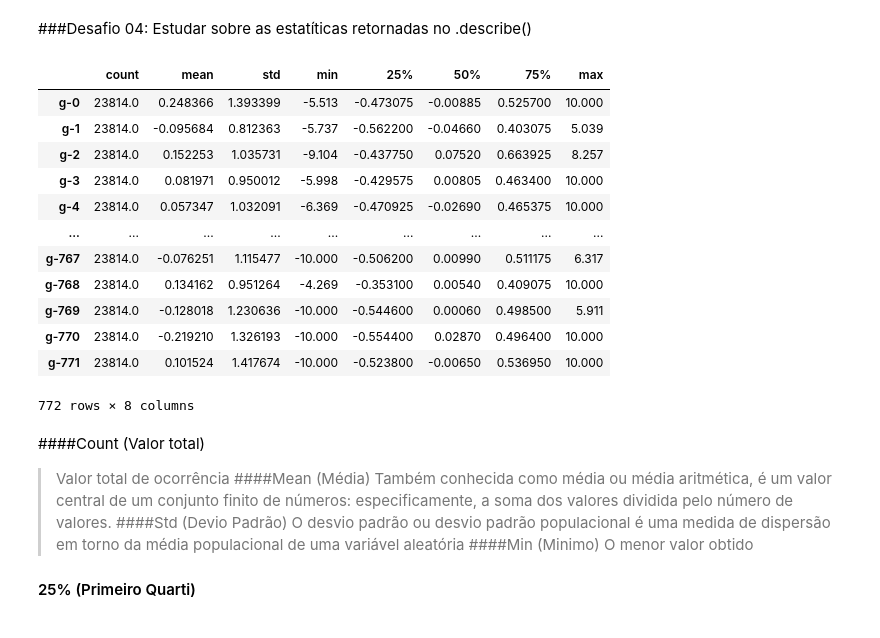
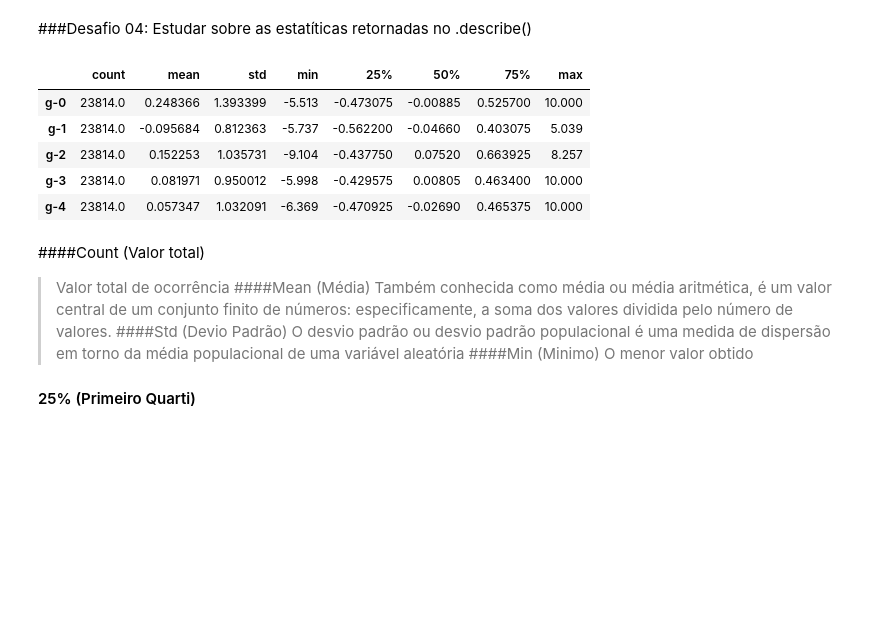
Before and after one commit to ianbs/imersao-data-science-alura, a Jupyter notebook: Aula_02.ipynb, the cells around one changed output. Cells and saved outputs as stored; diff of their text form; code cells hidden in the pictures; blank space fills up the shorter version.

```diff
--- a/Aula_02.ipynb
+++ b/Aula_02.ipynb
@@ -430,21 +430,14 @@ plt.show()
 # %% [markdown]
 ###Desafio 04: Estudar sobre as estatíticas retornadas no .describe()
 # %%
-dados.loc[:,'g-0':'g-771'].describe().T
+dados.loc[:,'g-0':'g-771'].describe().T.head()
 # %% [output]
 |  | count | mean | std | min | 25% | 50% | 75% | max |
 | g-0 | 23814.0 | 0.248366 | 1.393399 | -5.513 | -0.473075 | -0.00885 | 0.525700 | 10.000 |
 | g-1 | 23814.0 | -0.095684 | 0.812363 | -5.737 | -0.562200 | -0.04660 | 0.403075 | 5.039 |
 | g-2 | 23814.0 | 0.152253 | 1.035731 | -9.104 | -0.437750 | 0.07520 | 0.663925 | 8.257 |
 | g-3 | 23814.0 | 0.081971 | 0.950012 | -5.998 | -0.429575 | 0.00805 | 0.463400 | 10.000 |
 | g-4 | 23814.0 | 0.057347 | 1.032091 | -6.369 | -0.470925 | -0.02690 | 0.465375 | 10.000 |
-| ... | ... | ... | ... | ... | ... | ... | ... | ... |
-| g-767 | 23814.0 | -0.076251 | 1.115477 | -10.000 | -0.506200 | 0.00990 | 0.511175 | 6.317 |
-| g-768 | 23814.0 | 0.134162 | 0.951264 | -4.269 | -0.353100 | 0.00540 | 0.409075 | 10.000 |
-| g-769 | 23814.0 | -0.128018 | 1.230636 | -10.000 | -0.544600 | 0.00060 | 0.498500 | 5.911 |
-| g-770 | 23814.0 | -0.219210 | 1.326193 | -10.000 | -0.554400 | 0.02870 | 0.496400 | 10.000 |
-| g-771 | 23814.0 | 0.101524 | 1.417674 | -10.000 | -0.523800 | -0.00650 | 0.536950 | 10.000 |
-772 rows × 8 columns
 # %% [markdown]
 ####Count (Valor total)
 > Valor total de ocorrência
```
Also changed, not shown: parts of 1 cell of this notebook.
